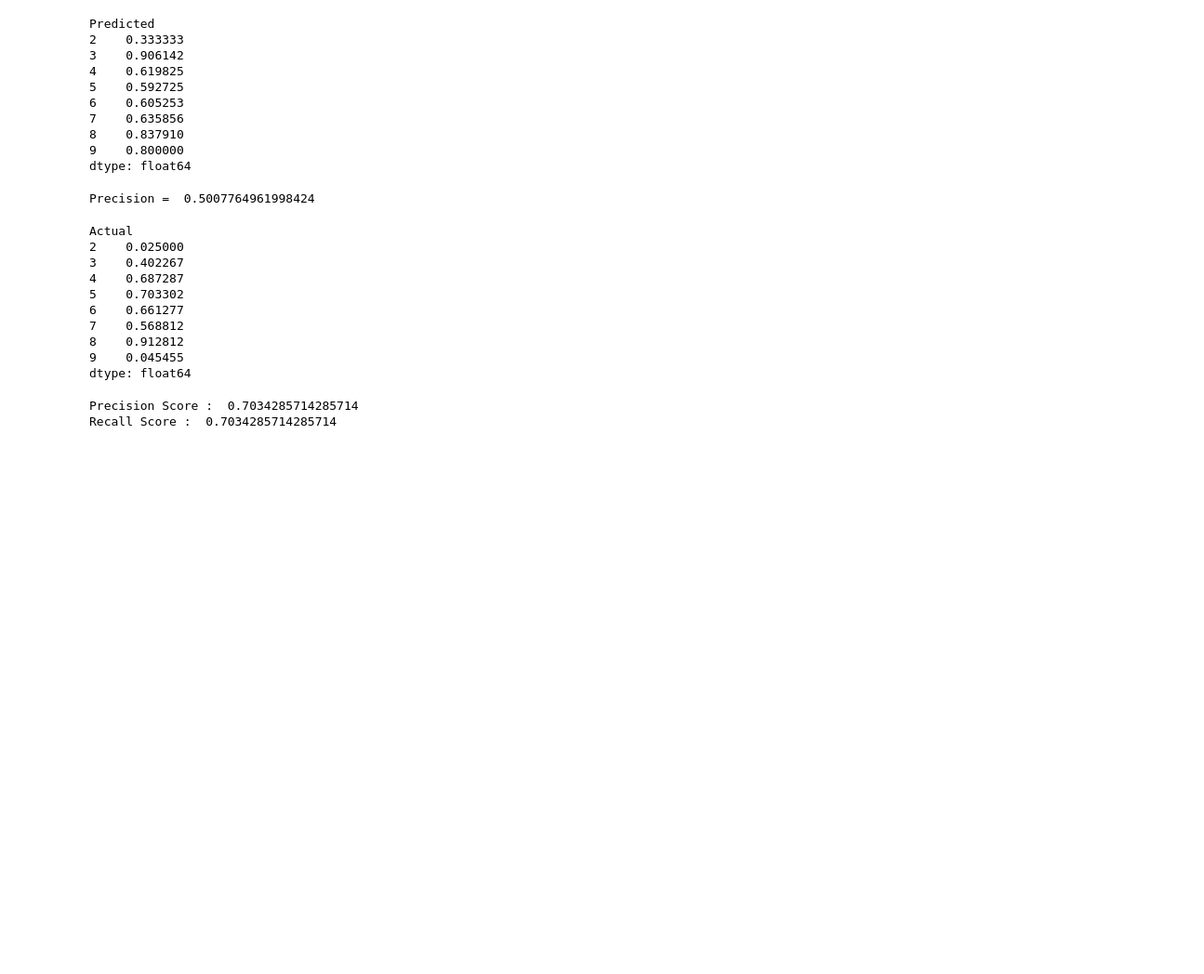
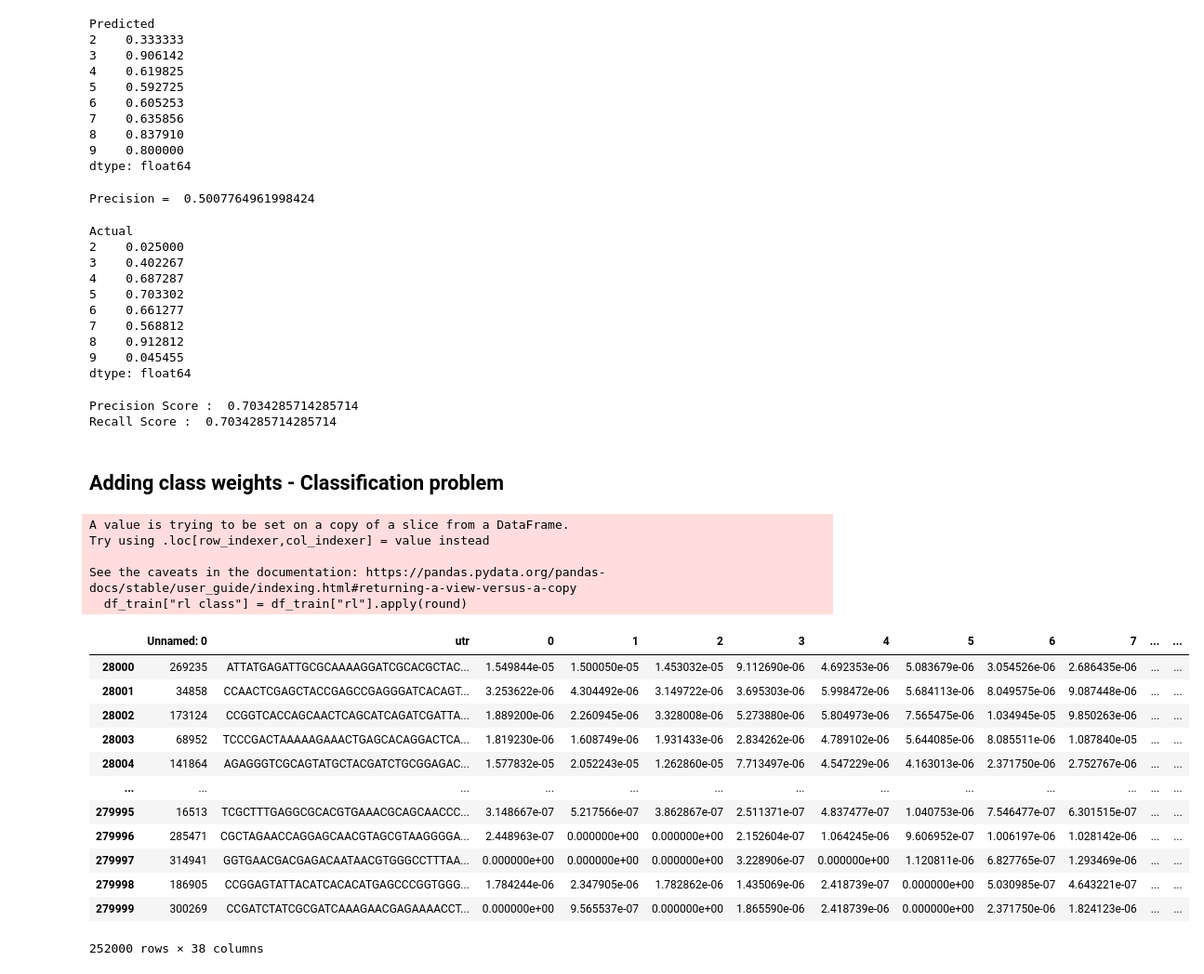
Before and after one commit to marie-huynh/5_PRIME_UTRS, a Jupyter notebook: Notebooks/Using Lstms - Fixed Length.ipynb, the cells around one changed output. Shown: that part at 93% size. Saved outputs shown, nothing was run; the diff lists cells and outputs as text; code cells hidden in the pictures; blank space fills up the shorter version.

```diff
--- a/Notebooks/Using Lstms - Fixed Length.ipynb
+++ b/Notebooks/Using Lstms - Fixed Length.ipynb
@@ -322,3 +308,27 @@ print("Recall Score : ",recall_score(y_test, y_pred,
 # %% [output]
 Precision Score :  0.7034285714285714
 Recall Score :  0.7034285714285714
+# %% [markdown]
+## Adding class weights - Classification problem
+# %%
+df_train["rl class"] = df_train["rl"].apply(round)
+df_train
+# %% [output]
+A value is trying to be set on a copy of a slice from a DataFrame.
+Try using .loc[row_indexer,col_indexer] = value instead
+
+See the caveats in the documentation: https://pandas.pydata.org/pandas-docs/stable/user_guide/indexing.html#returning-a-view-versus-a-copy
+  df_train["rl class"] = df_train["rl"].apply(round)
+|  | Unnamed: 0 | utr | 0 | 1 | 2 | 3 | 4 | 5 | 6 | 7 | ... | ... |
+| 28000 | 269235 | ATTATGAGATTGCGCAAAAGGATCGCACGCTAC... | 1.549844e-05 | 1.500050e-05 | 1.453032e-05 | 9.112690e-06 | 4.692353e-06 | 5.083679e-06 | 3.054526e-06 | 2.686435e-06 | ... | ... |
+| 28001 | 34858 | CCAACTCGAGCTACCGAGCCGAGGGATCACAGT... | 3.253622e-06 | 4.304492e-06 | 3.149722e-06 | 3.695303e-06 | 5.998472e-06 | 5.684113e-06 | 8.049575e-06 | 9.087448e-06 | ... | ... |
+| 28002 | 173124 | CCGGTCACCAGCAACTCAGCATCAGATCGATTA... | 1.889200e-06 | 2.260945e-06 | 3.328008e-06 | 5.273880e-06 | 5.804973e-06 | 7.565475e-06 | 1.034945e-05 | 9.850263e-06 | ... | ... |
+| 28003 | 68952 | TCCCGACTAAAAAGAAACTGAGCACAGGACTCA... | 1.819230e-06 | 1.608749e-06 | 1.931433e-06 | 2.834262e-06 | 4.789102e-06 | 5.644085e-06 | 8.085511e-06 | 1.087840e-05 | ... | ... |
+| 28004 | 141864 | AGAGGGTCGCAGTATGCTACGATCTGCGGAGAC... | 1.577832e-05 | 2.052243e-05 | 1.262860e-05 | 7.713497e-06 | 4.547229e-06 | 4.163013e-06 | 2.371750e-06 | 2.752767e-06 | ... | ... |
+| ... | ... | ... | ... | ... | ... | ... | ... | ... | ... | ... | ... | ... |
+| 279995 | 16513 | TCGCTTTGAGGCGCACGTGAAACGCAGCAACCC... | 3.148667e-07 | 5.217566e-07 | 3.862867e-07 | 2.511371e-07 | 4.837477e-07 | 1.040753e-06 | 7.546477e-07 | 6.301515e-07 | ... | ... |
+| 279996 | 285471 | CGCTAGAACCAGGAGCAACGTAGCGTAAGGGGA... | 2.448963e-07 | 0.000000e+00 | 0.000000e+00 | 2.152604e-07 | 1.064245e-06 | 9.606952e-07 | 1.006197e-06 | 1.028142e-06 | ... | ... |
+| 279997 | 314941 | GGTGAACGACGAGACAATAACGTGGGCCTTTAA... | 0.000000e+00 | 0.000000e+00 | 0.000000e+00 | 3.228906e-07 | 0.000000e+00 | 1.120811e-06 | 6.827765e-07 | 1.293469e-06 | ... | ... |
+| 279998 | 186905 | CCGGAGTATTACATCACACATGAGCCCGGTGGG... | 1.784244e-06 | 2.347905e-06 | 1.782862e-06 | 1.435069e-06 | 2.418739e-07 | 0.000000e+00 | 5.030985e-07 | 4.643221e-07 | ... | ... |
+| 279999 | 300269 | CCGATCTATCGCGATCAAAGAACGAGAAAACCT... | 0.000000e+00 | 9.565537e-07 | 0.000000e+00 | 1.865590e-06 | 2.418739e-06 | 0.000000e+00 | 2.371750e-06 | 1.824123e-06 | ... | ... |
+252000 rows × 38 columns
```
Also changed, not shown: parts of 13 cells of this notebook, 7 other files.
